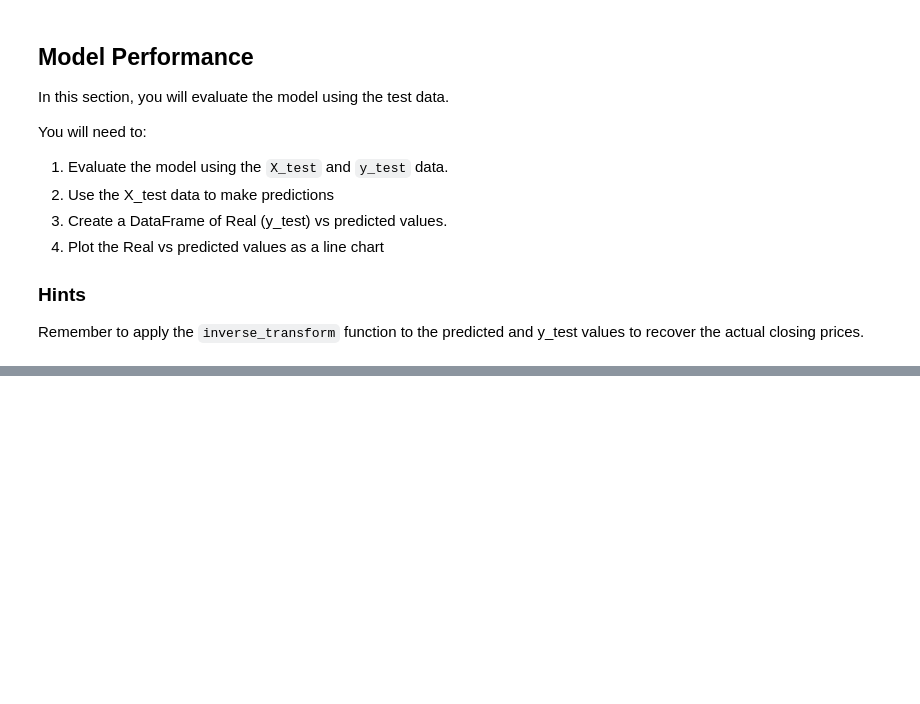
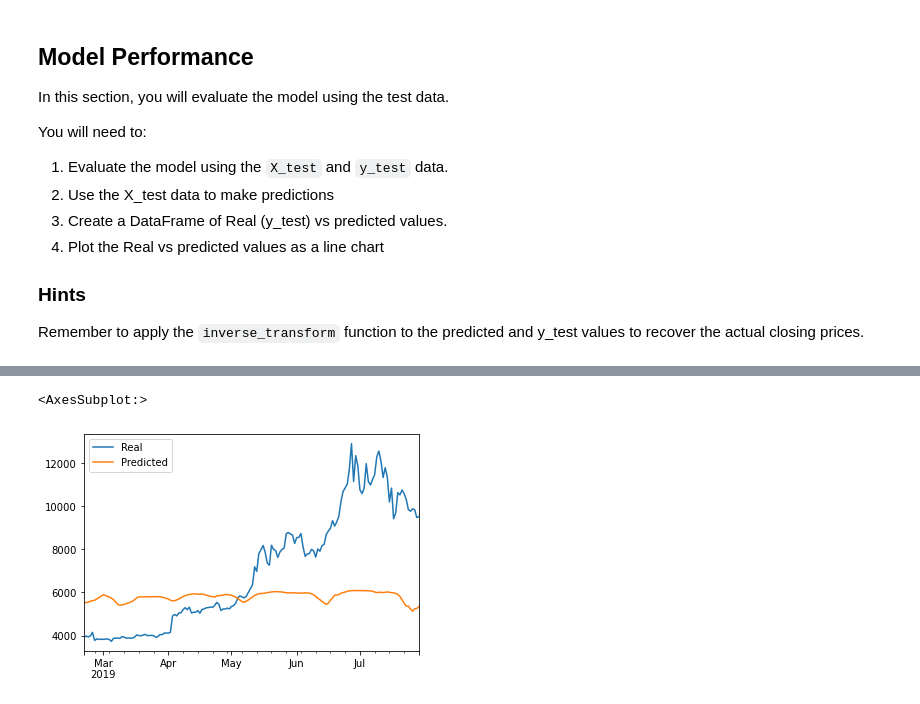
Before and after one commit to gokhanunal34/deepLearning, a Jupyter notebook: Instructions/Starter_Code/lstm_stock_predictor_fng.ipynb, the cells around one changed output, grey strips where cells are left out. Cells and saved outputs as stored; diff of their text form; code cells hidden in the pictures; blank space fills up the shorter version.

```diff
--- a/Instructions/Starter_Code/lstm_stock_predictor_fng.ipynb
+++ b/Instructions/Starter_Code/lstm_stock_predictor_fng.ipynb
@@ -270,4 +274,4 @@ stocks.head()
 # %%
-# Plot the real vs predicted values as a line chart
-# YOUR CODE HERE!
+# Plot the real vs predicted values as a line char
+stocks.plot()
 # %% [output]
@@ -274,0 +278,2 @@ stocks.head()
+<AxesSubplot:>
+[figure, added]
```
Also changed, not shown: parts of 5 cells of this notebook, 1 other file.
